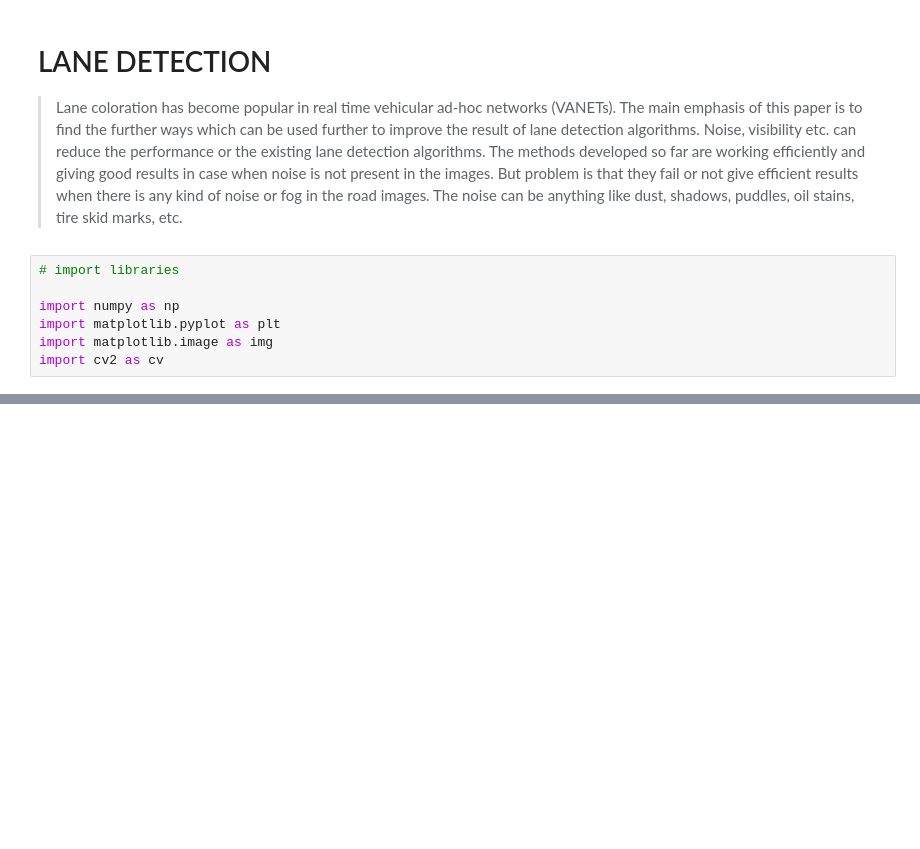
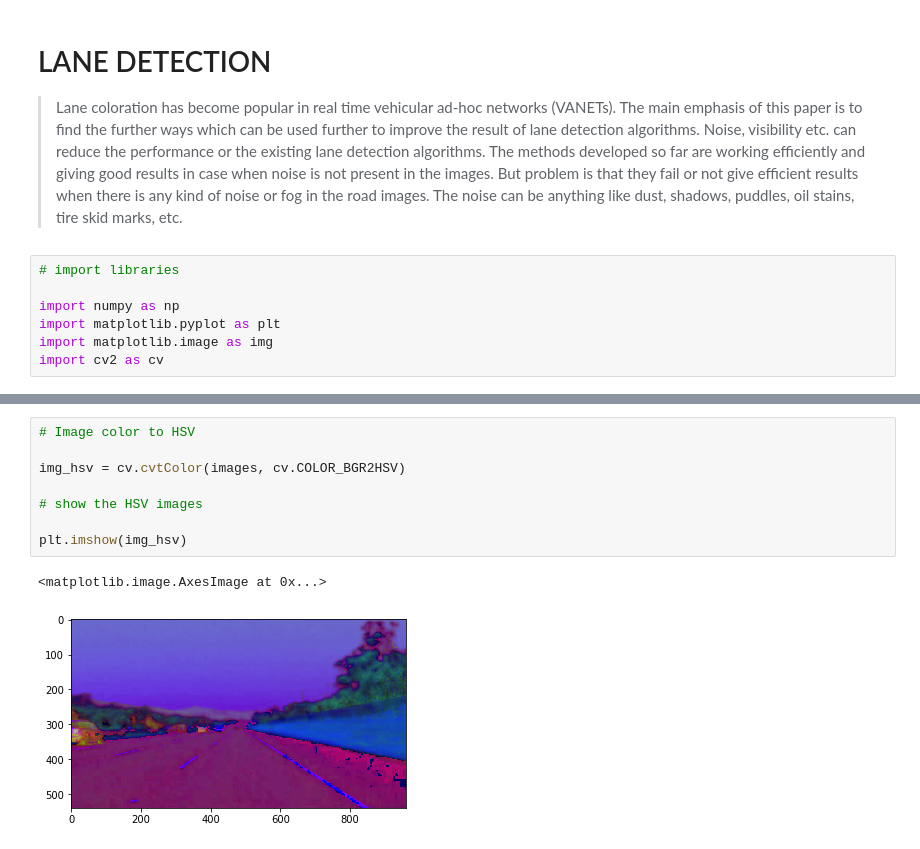
Before and after one commit to akshitagupta15june/lane_detection_opencv, a Jupyter notebook: lane_detection.ipynb, the cells around one changed output, grey strips where cells are left out. Drawn from its saved outputs; the diff is of its cells as text; blank space fills up the shorter version.

```diff
--- a/lane_detection.ipynb
+++ b/lane_detection.ipynb
@@ -24,0 +36,11 @@ plt.show()
+# %%
+# Image color to HSV
+
+img_hsv = cv.cvtColor(images, cv.COLOR_BGR2HSV)
+
+# show the HSV images
+
+plt.imshow(img_hsv)
+# %% [output]
+<matplotlib.image.AxesImage at 0x...>
+[figure, added]
```
Also changed, not shown: parts of 4 cells of this notebook.
